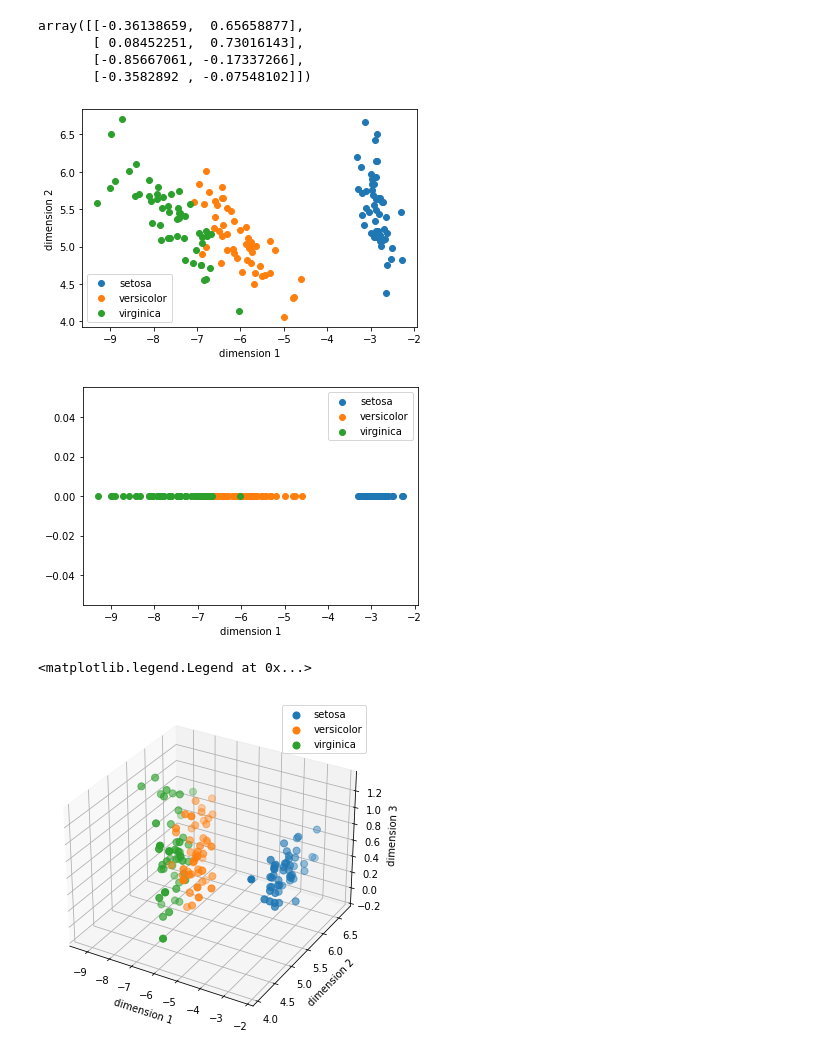
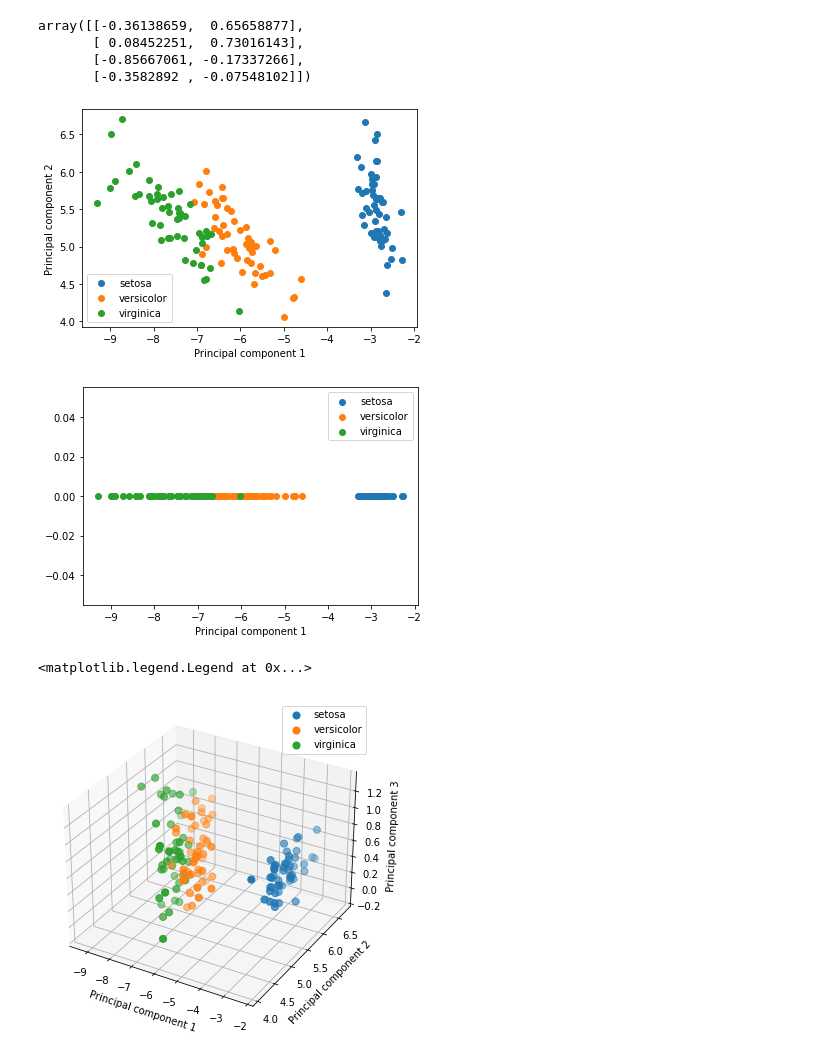
Before and after one commit to mattyred/poliTO-MachineLearningAndPatternRecognition, a Jupyter notebook: Labs/Lab_3/Lab3.ipynb, the cells around one changed output. Drawn from its saved outputs; the diff is of its cells as text; code cells hidden in the pictures.

```diff
--- a/Labs/Lab_3/Lab3.ipynb
+++ b/Labs/Lab_3/Lab3.ipynb
@@ -68,12 +68,12 @@ virginica = y[:,labels == 2]
 plt.scatter(setosa[0,:], setosa[1,:])
 plt.scatter(versicolor[0,:], versicolor[1,:])
 plt.scatter(virginica[0,:], virginica[1,:])
-plt.xlabel('dimension 1')
-plt.ylabel('dimension 2')
+plt.xlabel('Principal component 1')
+plt.ylabel('Principal component 2')
 plt.legend(['setosa','versicolor','virginica'])
 plt.show()
 # %% [output]
-[figure, old version]
+[figure, new version]
 # %%
 # given a dataset X and the parameter m it computes the projection matrix P
 def projection_PCA(X,m):
@@ -94,27 +94,27 @@ setosa
 plt.scatter(setosa[0,:],np.zeros((1,np.shape(setosa)[1])))
 plt.scatter(versicolor[0,:],np.zeros((1,np.shape(versicolor)[1])))
 plt.scatter(virginica[0,:],np.zeros((1,np.shape(virginica)[1])))
-plt.xlabel('dimension 1')
+plt.xlabel('Principal component 1')
 plt.legend(['setosa','versicolor','virginica'])
 plt.show()
 # %% [output]
-[figure, old version]
+[figure, new version]
 # %%
 P = projection_PCA(D,3)
 y = np.dot(P.T, D)
 setosa = y[:,labels == 0]
 versicolor = y[:,labels == 1]
 virginica = y[:,labels == 2]
 fig = plt.figure()
 fig.set_size_inches(6,6)
 ax = fig.add_subplot(111, projection='3d')
 ax.scatter(setosa[0,:],setosa[1,:],setosa[2,:],s=50*np.ones((1,50)))
 ax.scatter(versicolor[0,:],versicolor[1,:],versicolor[2,:],s=50*np.ones((1,50)))
 ax.scatter(virginica[0,:],virginica[1,:],virginica[2,:],s=50*np.ones((1,50)))
-ax.set_xlabel('dimension 1')
-ax.set_ylabel('dimension 2')
-ax.set_zlabel('dimension 3')
+ax.set_xlabel('Principal component 1')
+ax.set_ylabel('Principal component 2')
+ax.set_zlabel('Principal component 3')
 ax.legend(['setosa','versicolor','virginica'])
 # %% [output]
 <matplotlib.legend.Legend at 0x...>
-[figure, old version]
+[figure, new version]
```
